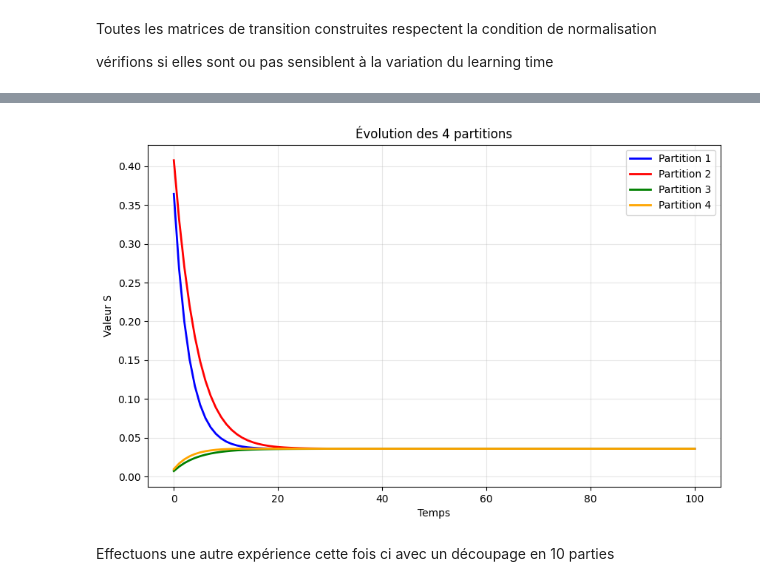
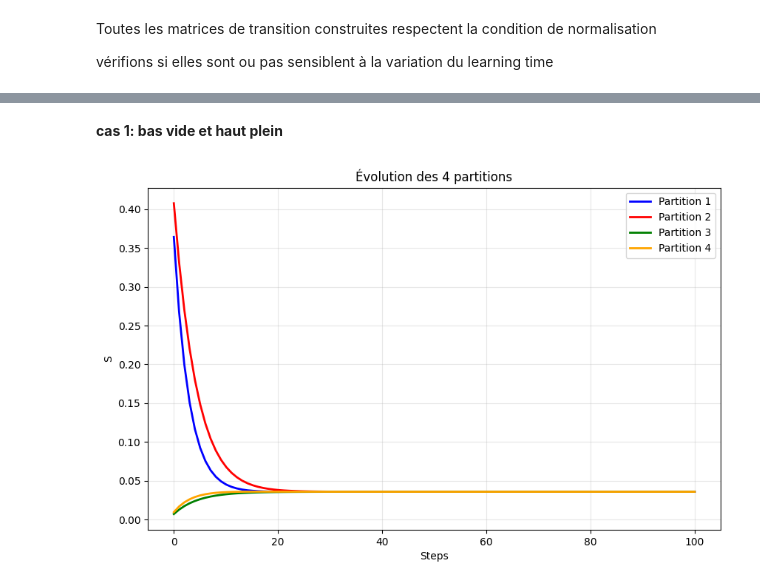
Before and after one commit to tiffank1802/DEM-MCM-Coupling, a Jupyter notebook: DEM_MCM/docs/observations_segregations.ipynb, the cells around one changed output, grey strips where cells are left out. Drawn from its saved outputs; the diff is of its cells as text; code cells hidden in the pictures.

```diff
--- a/DEM_MCM/docs/observations_segregations.ipynb
+++ b/DEM_MCM/docs/observations_segregations.ipynb
@@ -280,21 +281,21 @@ Pour un découpage en quatre parties, le learning time n'as pas d'influence à u
+# %% [markdown]
+**cas 1: bas vide et haut plein**
 # %%
 S_s=Analyzer.simulate_mixing(results[0])
 # %%
 plt.figure(figsize=(10, 6))
-
+temps=np.linspace(0,100,100)
 # 4 partitions : colonne 0, 1, 2, 3
 plt.plot(temps, S_s[:, 0], 'b-', label='Partition 1', linewidth=2)
 plt.plot(temps, S_s[:, 1], 'r-', label='Partition 2', linewidth=2)
 plt.plot(temps, S_s[:, 2], 'g-', label='Partition 3', linewidth=2)
 plt.plot(temps, S_s[:, 3], 'orange', label='Partition 4', linewidth=2)
 
-plt.xlabel('Temps')
-plt.ylabel('Valeur S')
+plt.xlabel('Steps')
+plt.ylabel('S')
 plt.title('Évolution des 4 partitions')
 plt.legend()
 plt.grid(True, alpha=0.3)
 plt.show()
 # %% [output]
-[figure, old version]
+[figure, new version]
-# %% [markdown]
-Effectuons une autre expérience cette fois ci avec un découpage en 10 parties
```
Also changed, not shown: parts of 67 cells of this notebook, 2 other files.
